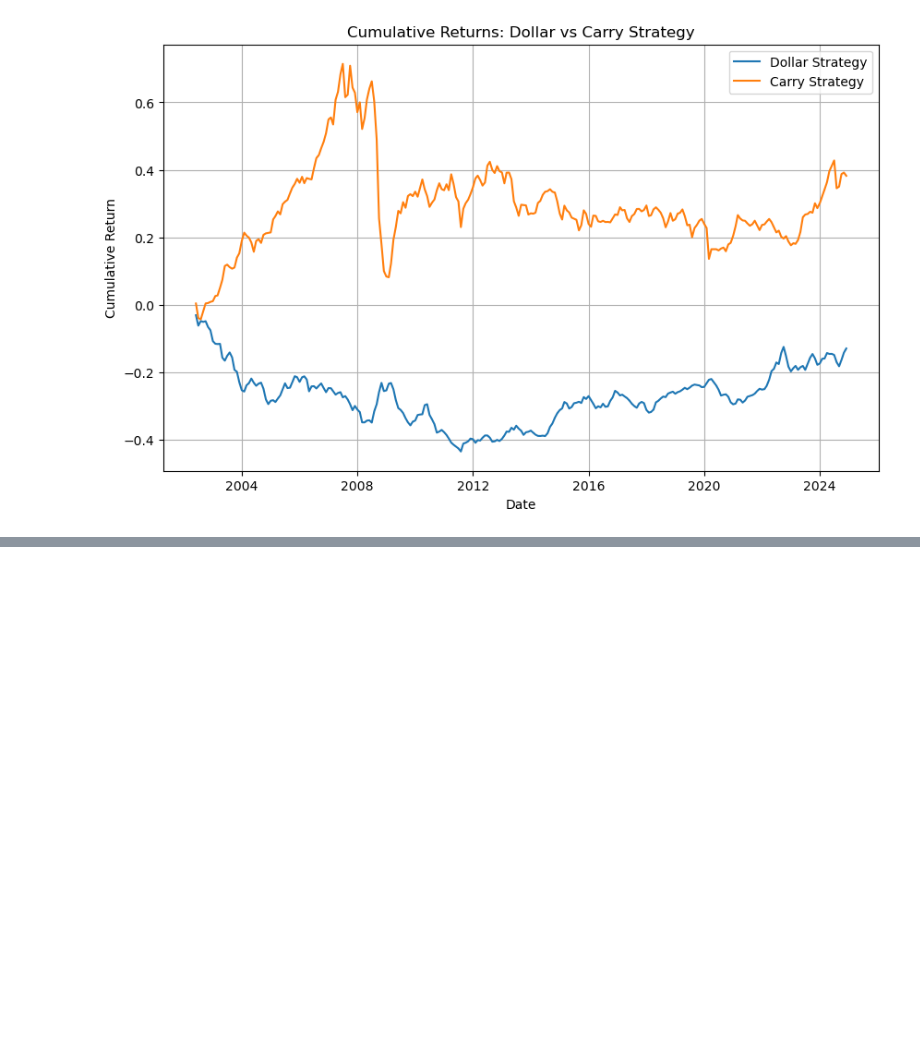
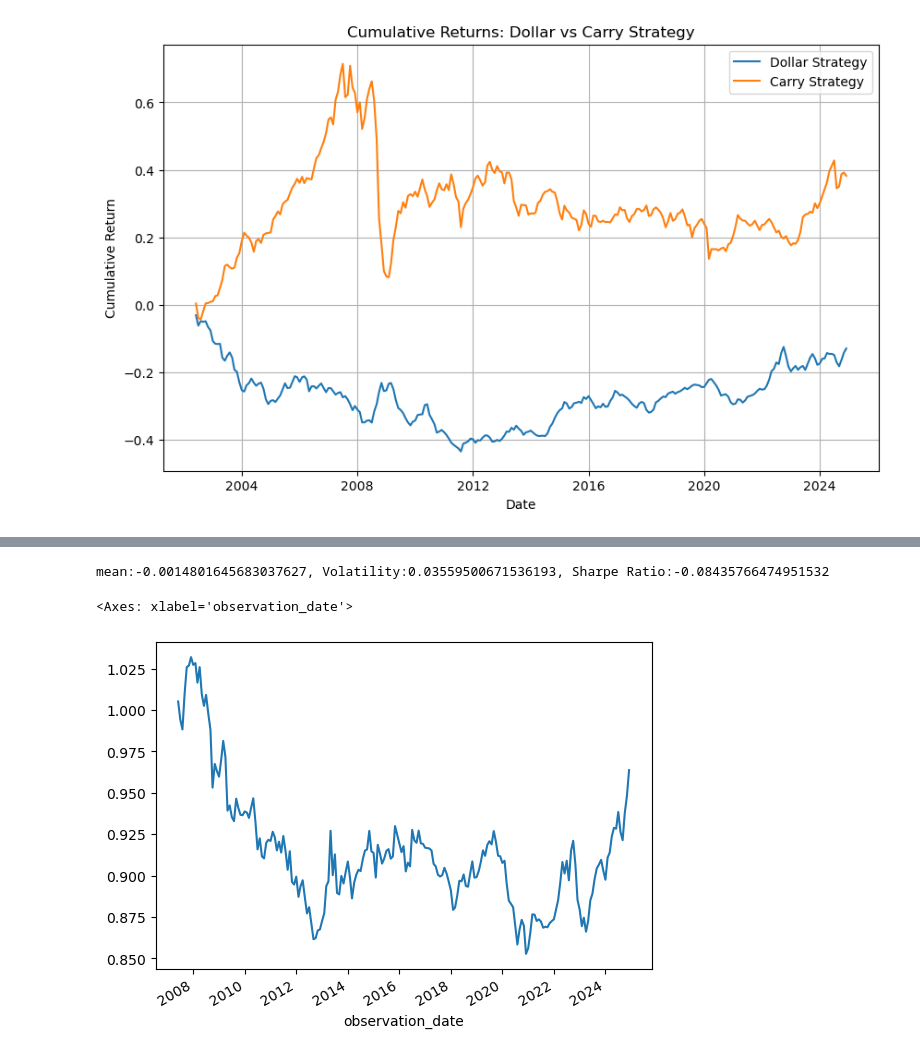
Before and after one commit to R4ff67/Investments, a Jupyter notebook: Q3-7.ipynb, the cells around one changed output, grey strips where cells are left out. Saved outputs shown, nothing was run; the diff lists cells and outputs as text; code cells hidden in the pictures; blank space fills up the shorter version.

```diff
--- a/Q3-7.ipynb
+++ b/Q3-7.ipynb
@@ -1545,0 +1615,16 @@ plt.show()
+# %%
+# Compute mean, volatility, and Sharpe Ratio with risk-parity strategy
+STRAT = pd.DataFrame({'MOM':mom_returns, 'REV':rev_returns, 'CARRY':carry_ret, 'DOLLAR':dollar_returns}).dropna()
+STRAT_ret, STRAT_w = risk_parity_strategy(STRAT, window=60)
+STRAT_w = STRAT_w.dropna()
+STRAT_ret = STRAT_ret[STRAT_ret != 0].dropna()
+STRAT_mean, STRAT_vol, STRAT_sr = portfolio_performance_SR(STRAT_ret, us_ib_rate['us_ib_rate'])
+# %%
+# Visualization
+print(f"mean:{STRAT_mean}, Volatility:{STRAT_vol}, Sharpe Ratio:{STRAT_sr}")
+STRAT_cumret = (1+STRAT_ret).cumprod()
+STRAT_cumret.plot()
+# %% [output]
+mean:-0.0014801645683037627, Volatility:0.03559500671536193, Sharpe Ratio:-0.08435766474951532
+<Axes: xlabel='observation_date'>
+[figure, added]
```
Also changed, not shown: parts of 25 cells of this notebook.
